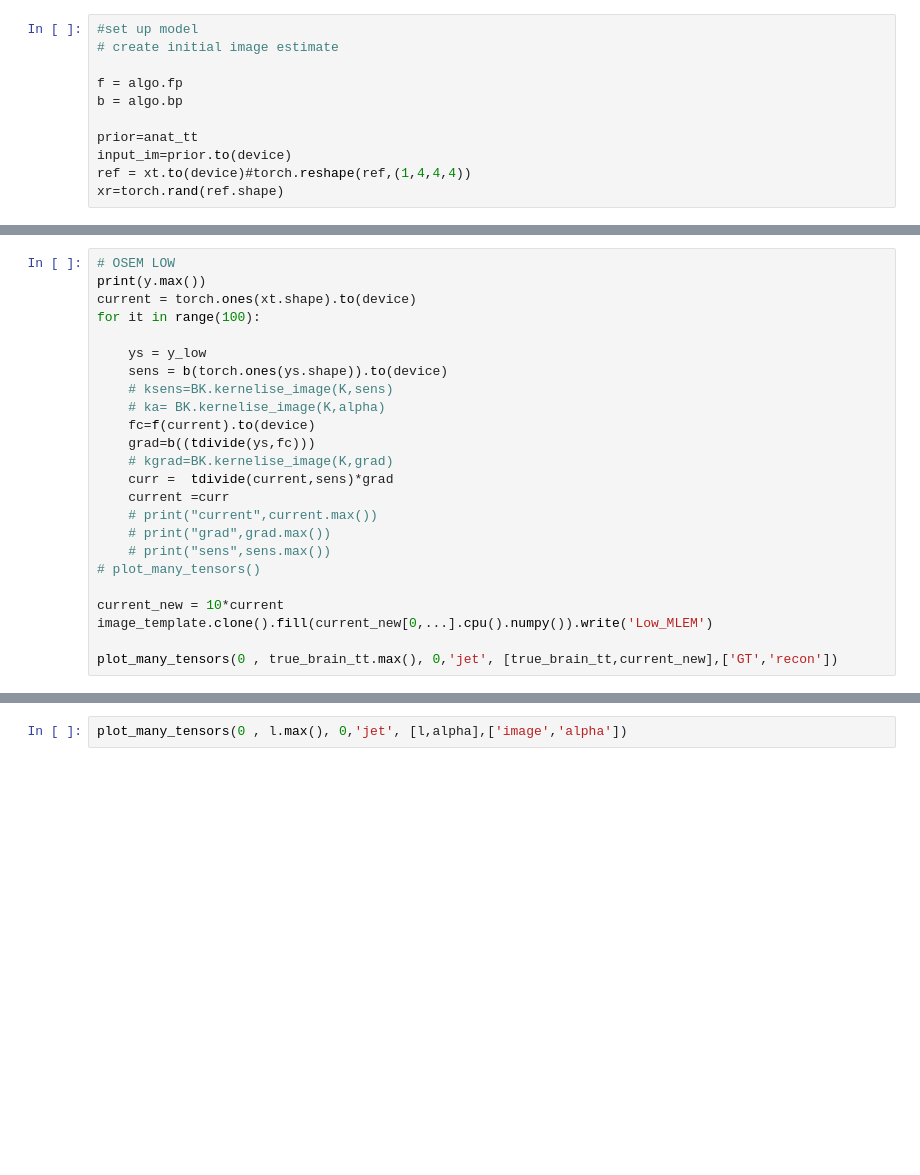
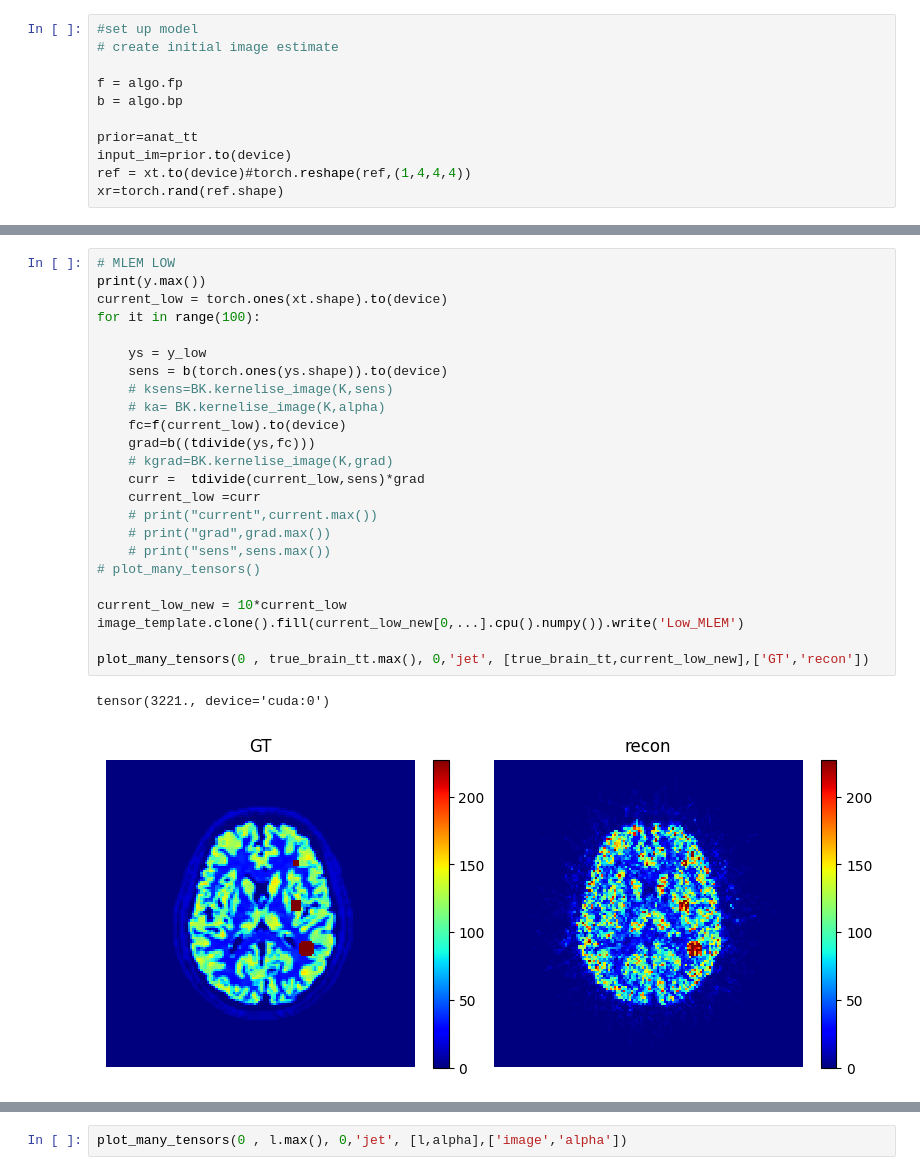
Before and after one commit to z-k-li/torchKernel, a Jupyter notebook: torchKernel/notebooks/deepKernel_setup_training_from_2d_simulation.ipynb, the cells around one changed output, grey strips where cells are left out. Cells and saved outputs as stored; diff of their text form; blank space fills up the shorter version.

```diff
--- a/torchKernel/notebooks/deepKernel_setup_training_from_2d_simulation.ipynb
+++ b/torchKernel/notebooks/deepKernel_setup_training_from_2d_simulation.ipynb
@@ -126,27 +143,30 @@ plot_many_tensors(0 , true_brain_tt.max(), 0,'jet', [true_brain_tt,current],['GT
 # %%
-# OSEM LOW
+# MLEM LOW
 print(y.max())
-current = torch.ones(xt.shape).to(device)
+current_low = torch.ones(xt.shape).to(device)
 for it in range(100):
 
     ys = y_low
     sens = b(torch.ones(ys.shape)).to(device)
     # ksens=BK.kernelise_image(K,sens)
     # ka= BK.kernelise_image(K,alpha)
-    fc=f(current).to(device)
+    fc=f(current_low).to(device)
     grad=b((tdivide(ys,fc)))
     # kgrad=BK.kernelise_image(K,grad)
-    curr =  tdivide(current,sens)*grad
-    current =curr
+    curr =  tdivide(current_low,sens)*grad
+    current_low =curr
     # print("current",current.max())
     # print("grad",grad.max())
     # print("sens",sens.max())
 # plot_many_tensors()
 
-current_new = 10*current
-image_template.clone().fill(current_new[0,...].cpu().numpy()).write('Low_MLEM')
+current_low_new = 10*current_low
+image_template.clone().fill(current_low_new[0,...].cpu().numpy()).write('Low_MLEM')
 
-plot_many_tensors(0 , true_brain_tt.max(), 0,'jet', [true_brain_tt,current_new],['GT','recon'])
+plot_many_tensors(0 , true_brain_tt.max(), 0,'jet', [true_brain_tt,current_low_new],['GT','recon'])
+# %% [output]
+tensor(3221., device='cuda:0')
+[figure, added]
 # %%
 # TO BE REWRITEN
 seed = 42
```
Also changed, not shown: parts of 5 cells of this notebook, 1 other file.
